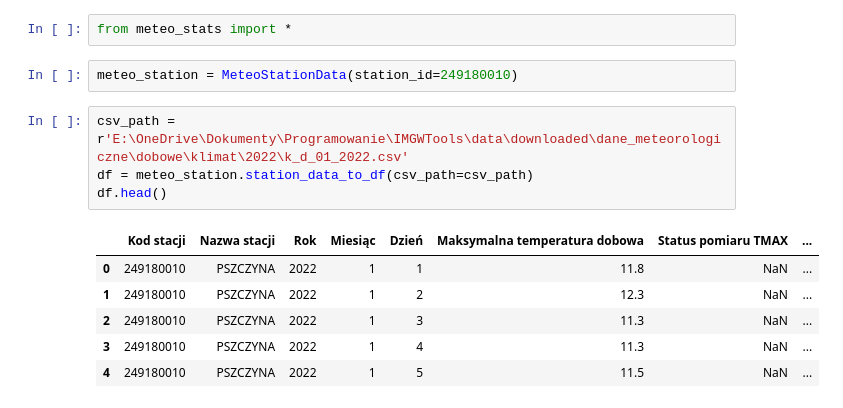
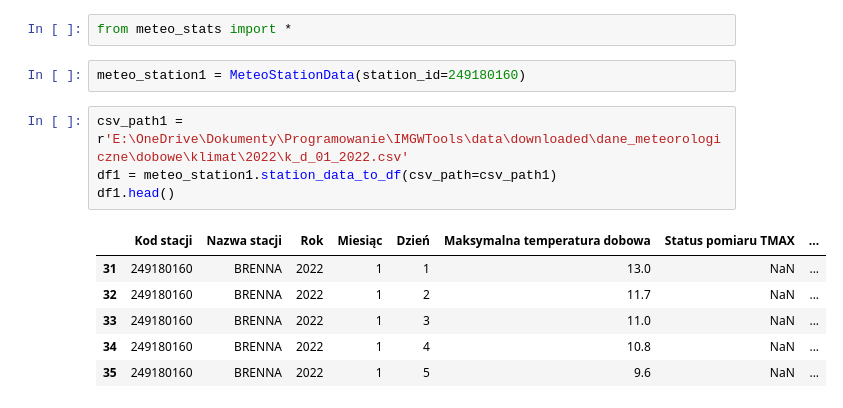
Before and after one commit to Daldek/IMGWTools, a Jupyter notebook: Notebooks/Stats.ipynb, the cells around one changed output. Saved outputs shown, nothing was run; the diff lists cells and outputs as text.

```diff
--- a/Notebooks/Stats.ipynb
+++ b/Notebooks/Stats.ipynb
@@ -100,15 +100,15 @@ Statystyka testu KS: 0.10215855103778027, p-wartość: 0.4946697284973872
 # %%
 from meteo_stats import *
 # %%
-meteo_station = MeteoStationData(station_id=249180010)
+meteo_station1 = MeteoStationData(station_id=249180160)
 # %%
-csv_path = r'E:\OneDrive\Dokumenty\Programowanie\IMGWTools\data\downloaded\dane_meteorologiczne\dobowe\klimat\2022\k_d_01_2022.csv'
-df = meteo_station.station_data_to_df(csv_path=csv_path)
-df.head()
+csv_path1 = r'E:\OneDrive\Dokumenty\Programowanie\IMGWTools\data\downloaded\dane_meteorologiczne\dobowe\klimat\2022\k_d_01_2022.csv'
+df1 = meteo_station1.station_data_to_df(csv_path=csv_path1)
+df1.head()
 # %% [output]
 |  | Kod stacji | Nazwa stacji | Rok | Miesiąc | Dzień | Maksymalna temperatura dobowa | Status pomiaru TMAX | ... |
-| 0 | 249180010 | PSZCZYNA | 2022 | 1 | 1 | 11.8 | NaN | ... |
-| 1 | 249180010 | PSZCZYNA | 2022 | 1 | 2 | 12.3 | NaN | ... |
-| 2 | 249180010 | PSZCZYNA | 2022 | 1 | 3 | 11.3 | NaN | ... |
-| 3 | 249180010 | PSZCZYNA | 2022 | 1 | 4 | 11.3 | NaN | ... |
-| 4 | 249180010 | PSZCZYNA | 2022 | 1 | 5 | 11.5 | NaN | ... |
+| 31 | 249180160 | BRENNA | 2022 | 1 | 1 | 13.0 | NaN | ... |
+| 32 | 249180160 | BRENNA | 2022 | 1 | 2 | 11.7 | NaN | ... |
+| 33 | 249180160 | BRENNA | 2022 | 1 | 3 | 11.0 | NaN | ... |
+| 34 | 249180160 | BRENNA | 2022 | 1 | 4 | 10.8 | NaN | ... |
+| 35 | 249180160 | BRENNA | 2022 | 1 | 5 | 9.6 | NaN | ... |
```
Also changed, not shown: parts of 18 cells of this notebook, 3 other files.
